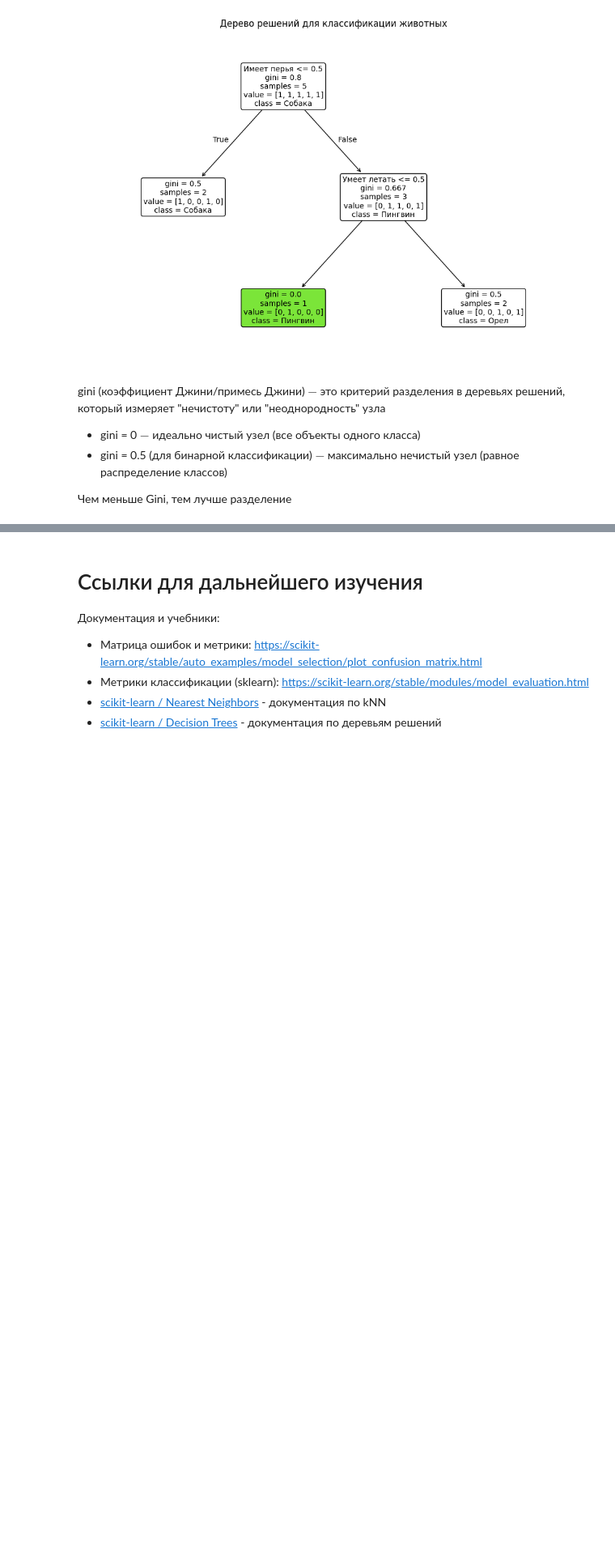
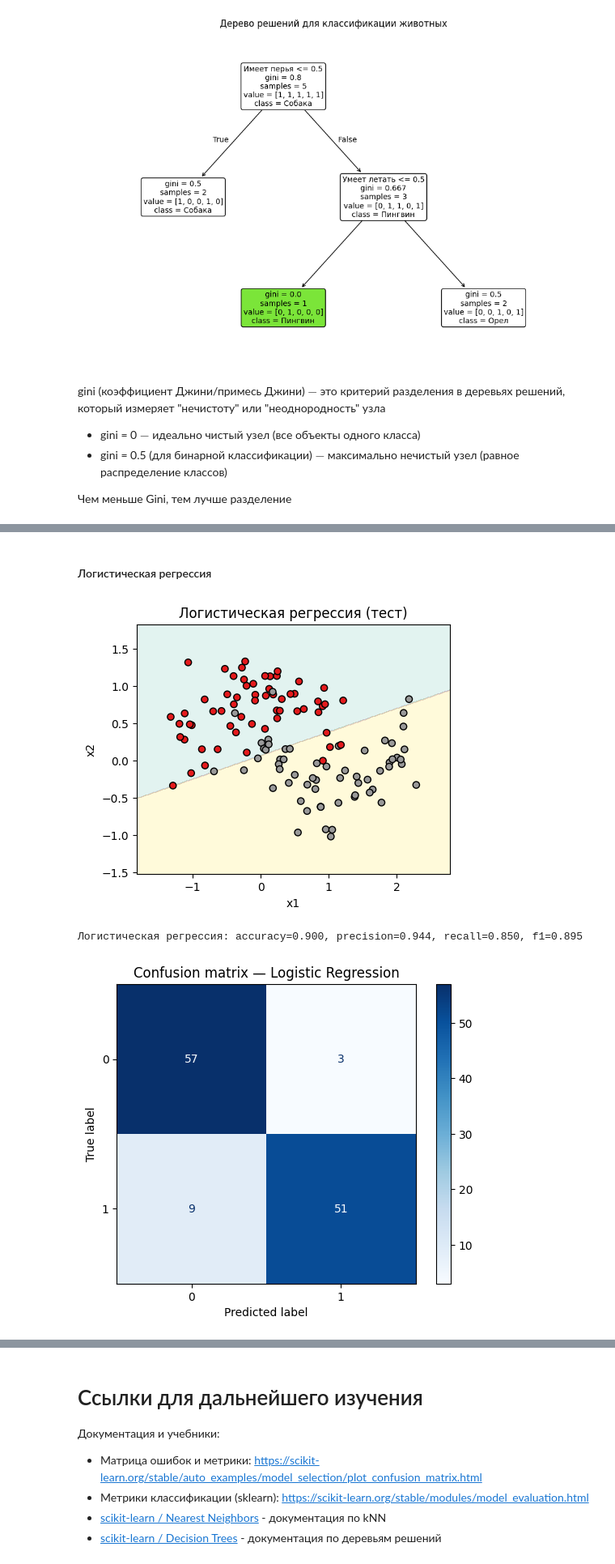
Before and after one commit to tolltech/it-curse, a Jupyter notebook: ai_classification/classification.ipynb, the cells around one changed output, grey strips where cells are left out. Shown: that part at 81% size. Saved outputs shown, nothing was run; the diff lists cells and outputs as text; code cells hidden in the pictures; blank space fills up the shorter version.

```diff
--- a/ai_classification/classification.ipynb
+++ b/ai_classification/classification.ipynb
@@ -53,0 +181,32 @@ gini (коэффициент Джини/примесь Джини) $-$ это к
+# %% [markdown]
+#### Логистическая регрессия
+# %%
+# Данные в виде двух полумесяцев (две луны): нелинейно разделимы
+X, y = make_moons(n_samples=400, noise=0.25, random_state=42)
+
+# Разделим на обучение/тест
+X_train, X_test, y_train, y_test = train_test_split(X, y, test_size=0.3, random_state=42, stratify=y)
+
+# Пайплайн: масштабирование + логистическая регрессия
+logreg = Pipeline([
+    ("scaler", StandardScaler()),
+    ("clf", LogisticRegression(random_state=42))
+])
+logreg.fit(X_train, y_train)
+y_pred_lr = logreg.predict(X_test)
+
+# Визуализация и метрики
+fig, ax = plt.subplots(1, 1, figsize=(5, 4))
+plot_decision_boundary(ax, logreg, X_test, y_test, title="Логистическая регрессия (тест)")
+plt.show()
+
+print_binary_metrics(y_test, y_pred_lr, name="Логистическая регрессия")
+
+# Матрица ошибок
+ConfusionMatrixDisplay.from_estimator(logreg, X_test, y_test, cmap="Blues")
+plt.title("Confusion matrix — Logistic Regression")
+plt.show()
+# %% [output]
+[figure, added]
+Логистическая регрессия: accuracy=0.900, precision=0.944, recall=0.850, f1=0.895
+[figure, added]
```
Also changed, not shown: parts of 48 cells of this notebook.
